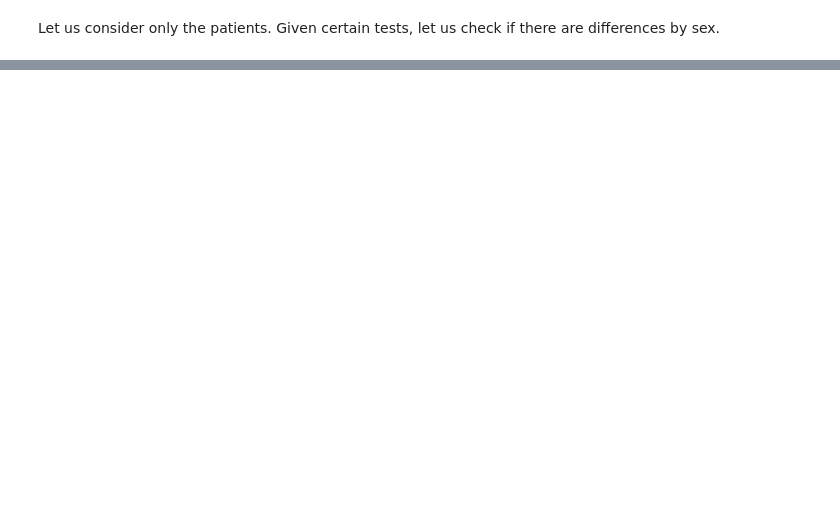
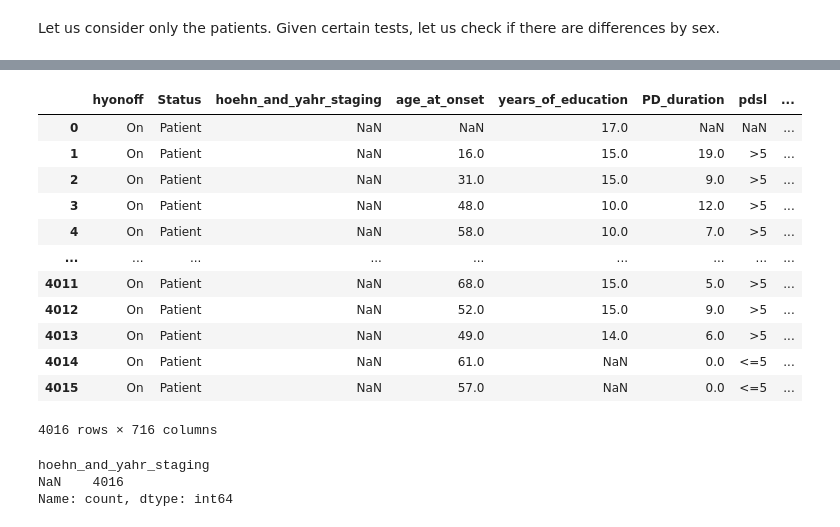
Before and after one commit to cge-tubingens/luxgiant-clinical, a Jupyter notebook: notebooks/patients_and_gender.ipynb, the cells around one changed output, grey strips where cells are left out. Drawn from its saved outputs; the diff is of its cells as text; code cells hidden in the pictures; blank space fills up the shorter version.

```diff
--- a/notebooks/patients_and_gender.ipynb
+++ b/notebooks/patients_and_gender.ipynb
@@ -252,0 +409,23 @@ lxc.conditioned_mann_whitney_by_groups(
+# %%
+test = df_cases[df_cases['hyonoff']=='On'].reset_index(drop=True)
+test
+# %% [output]
+|  | hyonoff | Status | hoehn_and_yahr_staging | age_at_onset | years_of_education | PD_duration | pdsl | ... |
+| 0 | On | Patient | NaN | NaN | 17.0 | NaN | NaN | ... |
+| 1 | On | Patient | NaN | 16.0 | 15.0 | 19.0 | >5 | ... |
+| 2 | On | Patient | NaN | 31.0 | 15.0 | 9.0 | >5 | ... |
+| 3 | On | Patient | NaN | 48.0 | 10.0 | 12.0 | >5 | ... |
+| 4 | On | Patient | NaN | 58.0 | 10.0 | 7.0 | >5 | ... |
+| ... | ... | ... | ... | ... | ... | ... | ... | ... |
+| 4011 | On | Patient | NaN | 68.0 | 15.0 | 5.0 | >5 | ... |
+| 4012 | On | Patient | NaN | 52.0 | 15.0 | 9.0 | >5 | ... |
+| 4013 | On | Patient | NaN | 49.0 | 14.0 | 6.0 | >5 | ... |
+| 4014 | On | Patient | NaN | 61.0 | NaN | 0.0 | <=5 | ... |
+| 4015 | On | Patient | NaN | 57.0 | NaN | 0.0 | <=5 | ... |
+4016 rows × 716 columns
+# %%
+test['hoehn_and_yahr_staging'].value_counts(dropna=False)
+# %% [output]
+hoehn_and_yahr_staging
+NaN    4016
+Name: count, dtype: int64
```
Also changed, not shown: parts of 13 cells of this notebook.
